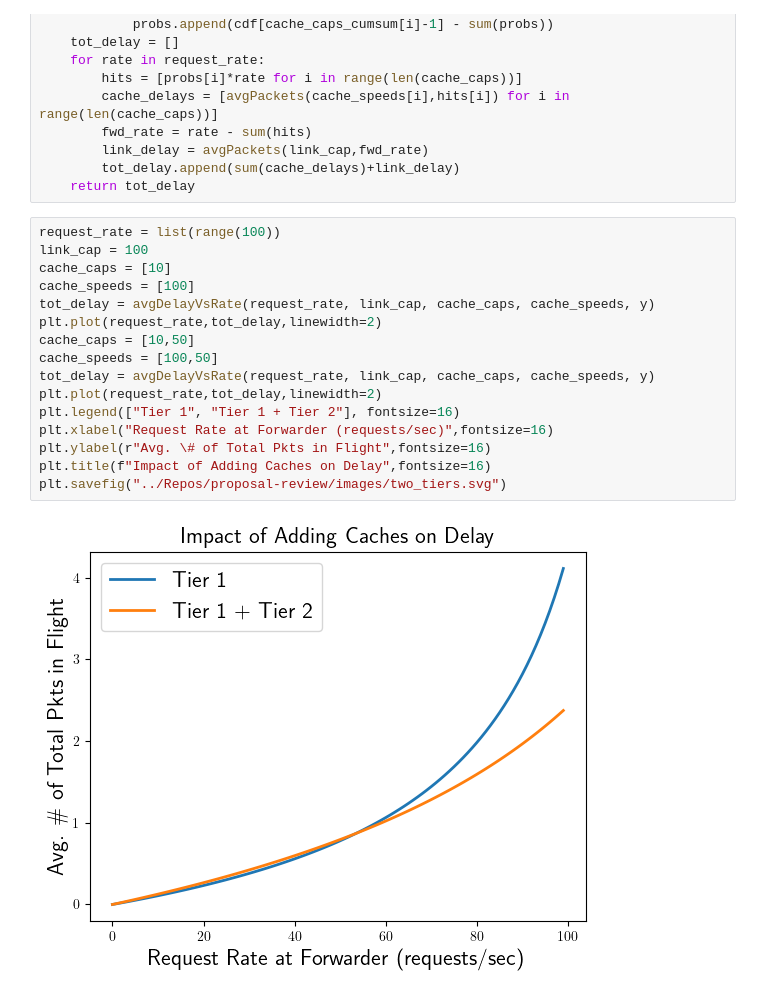
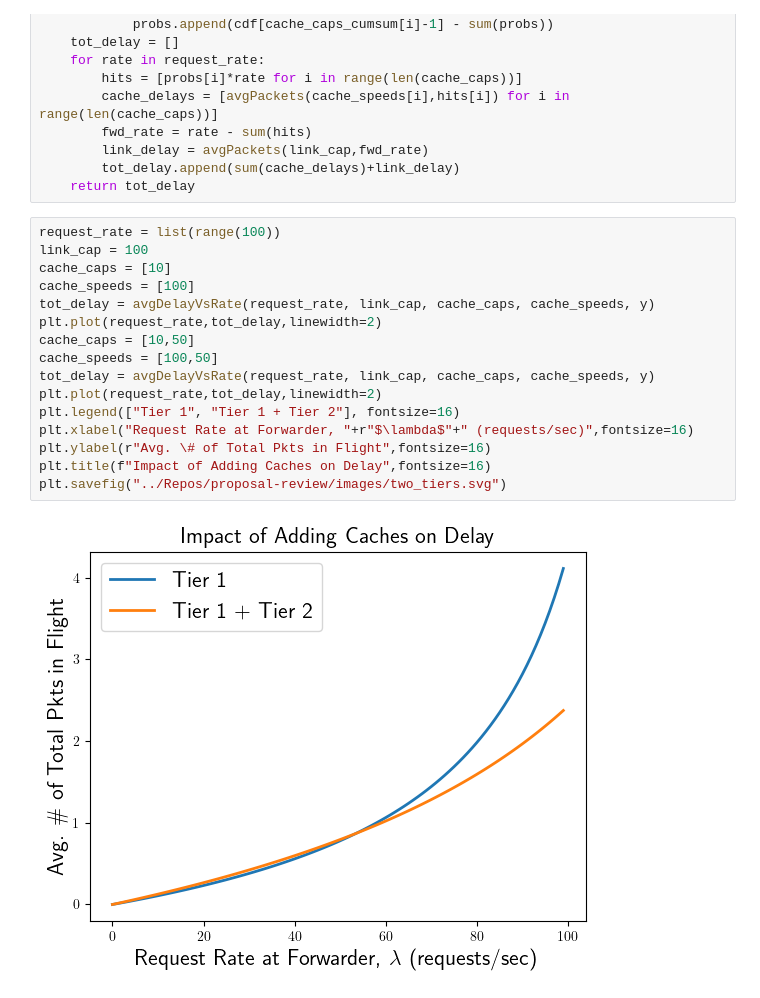
Before and after one commit to fvmutlu/dissertation-defense, a Jupyter notebook: notebooks/toy_example.ipynb, the cells around one changed output. Cells and saved outputs as stored; diff of their text form.

```diff
--- a/notebooks/toy_example.ipynb
+++ b/notebooks/toy_example.ipynb
@@ -143,21 +149,21 @@ def avgDelayVsRate(request_rate, link_cap, cache_caps, cache_speeds, cdf):
 # %%
 request_rate = list(range(100))
 link_cap = 100
 cache_caps = [10]
 cache_speeds = [100]
 tot_delay = avgDelayVsRate(request_rate, link_cap, cache_caps, cache_speeds, y)
 plt.plot(request_rate,tot_delay,linewidth=2)
 cache_caps = [10,50]
 cache_speeds = [100,50]
 tot_delay = avgDelayVsRate(request_rate, link_cap, cache_caps, cache_speeds, y)
 plt.plot(request_rate,tot_delay,linewidth=2)
 plt.legend(["Tier 1", "Tier 1 + Tier 2"], fontsize=16)
-plt.xlabel("Request Rate at Forwarder (requests/sec)",fontsize=16)
+plt.xlabel("Request Rate at Forwarder, "+r"$\lambda$"+" (requests/sec)",fontsize=16)
 plt.ylabel(r"Avg. \# of Total Pkts in Flight",fontsize=16)
 plt.title(f"Impact of Adding Caches on Delay",fontsize=16)
 plt.savefig("../Repos/proposal-review/images/two_tiers.svg")
 # %% [output]
-[figure, old version]
+[figure, new version]
 # %%
 request_rate = list(range(100))
 link_cap = 100
```
Also changed, not shown: parts of 5 cells of this notebook, 2 other files.
